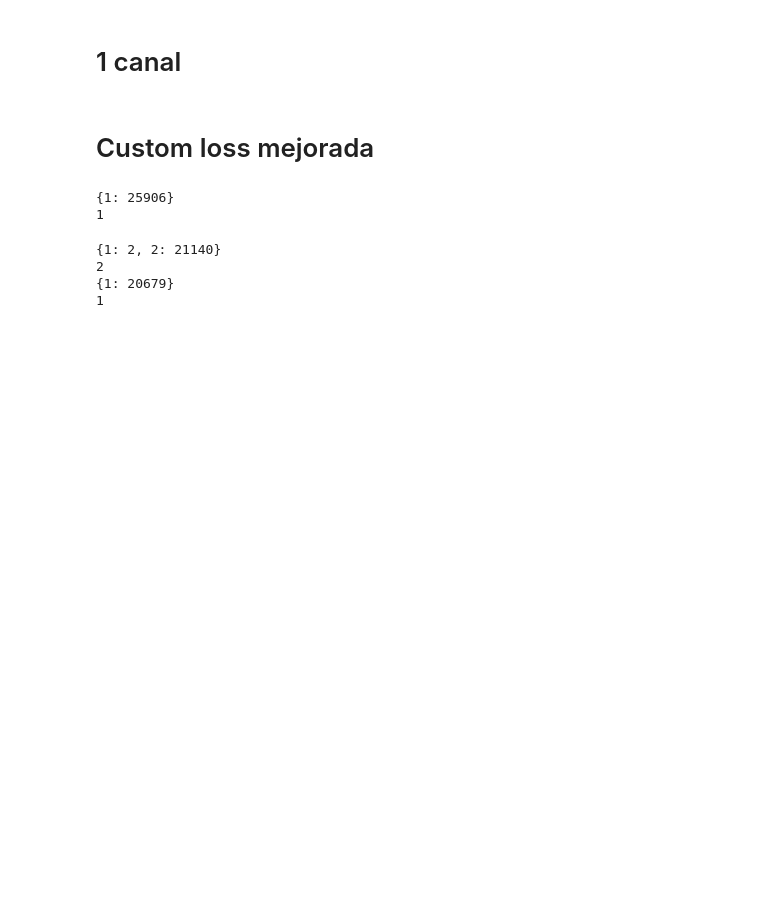
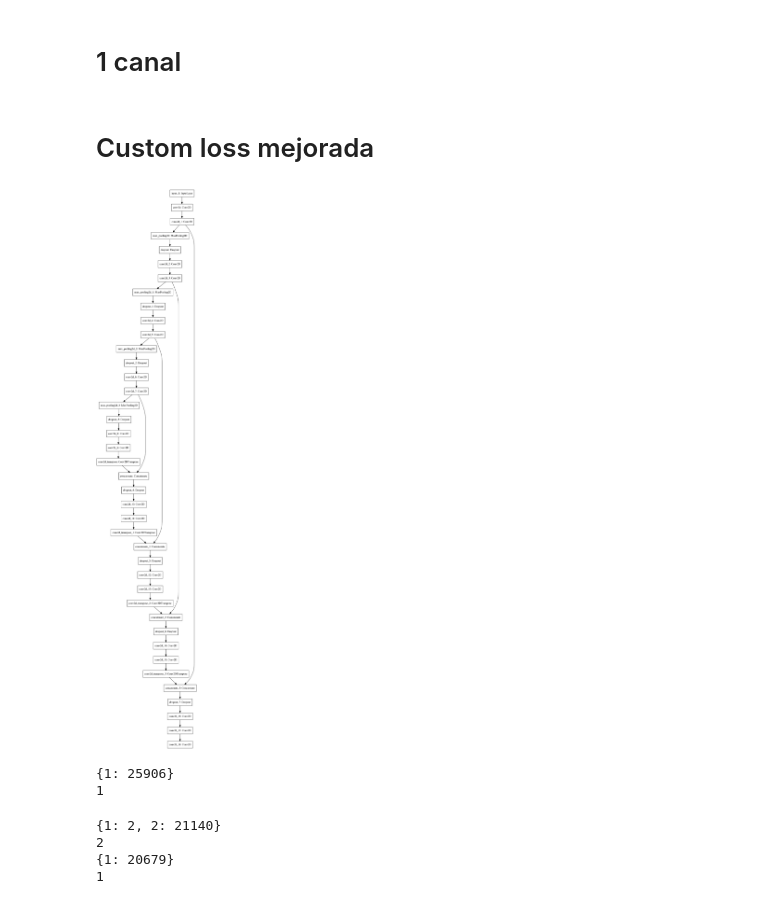
Before and after one commit to maryskal/SITK, a Jupyter notebook: neural_networks/segmentation/data_management/probar_modelos.ipynb, the cells around one changed output. Drawn from its saved outputs; the diff is of its cells as text; code cells hidden in the pictures; blank space fills up the shorter version.

```diff
--- a/neural_networks/segmentation/data_management/probar_modelos.ipynb
+++ b/neural_networks/segmentation/data_management/probar_modelos.ipynb
@@ -115,11 +117,17 @@ unet = keras.models.load_model('/home/mr1142/Documents/Data/models/unet_new_segm
 # %% [markdown]
 # Custom loss mejorada
 # %%
-uloss = keras.models.load_model('/home/mr1142/Documents/Data/models/unet_final_renacimiento_validation_6.h5',
+uloss = keras.models.load_model('/home/mr1142/Documents/Data/models/mascaras/unet_final_renacimiento_validation_6.h5',
                                      custom_objects={"MyLoss": MyLoss,
                                                      "loss_mask": loss_mask,
                                                      "dice_coef_loss": dice_coef_loss,
                                                      "dice_coef": dice_coef})
+# %%
+i = keras.utils.plot_model(uloss, to_file='model.png')
+# %%
+i
+# %% [output]
+[figure, added]
 # %%
 # path = 'D:/Users/maryskal/Documents/SITK/CXR8/images/images_001'
 path = '/home/mr1142/Documents/Data/patologic/images'
```
Also changed, not shown: parts of 2 cells of this notebook, 17 other files.
